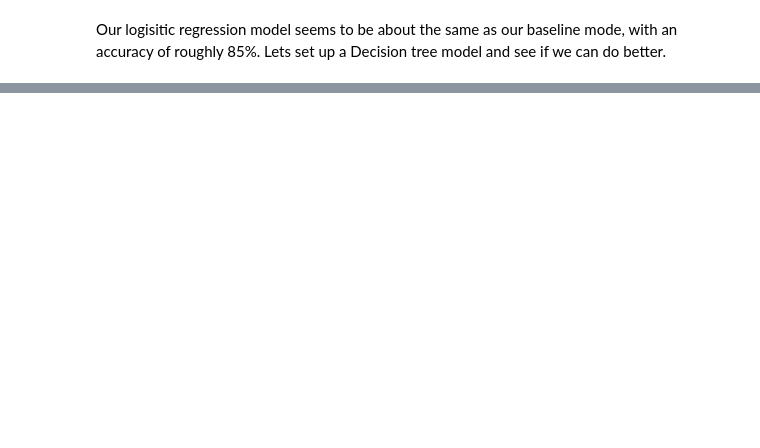
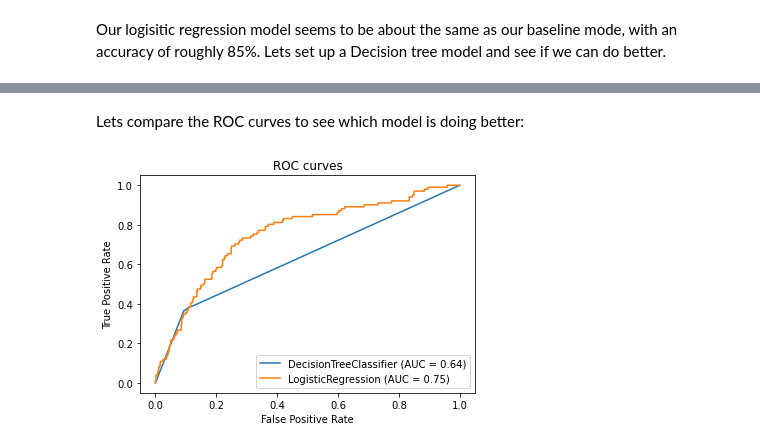
Before and after one commit to pburtonak/FlatironPhase3Project, a Jupyter notebook: PeterNotebook.ipynb, the cells around one changed output, grey strips where cells are left out. Saved outputs shown, nothing was run; the diff lists cells and outputs as text; code cells hidden in the pictures; blank space fills up the shorter version.

```diff
--- a/PeterNotebook.ipynb
+++ b/PeterNotebook.ipynb
@@ -461,0 +486,12 @@ Our logisitic regression model seems to be about the same as our baseline mode,
+# %% [markdown]
+Lets compare the ROC curves to see which model is doing better:
+# %%
+
+fig, ax = plt.subplots()
+plot_roc_curve(dt, X_test_scaled, y_test, ax=ax)
+plot_roc_curve(logreg, X_test_scaled, y_test, ax=ax)
+
+plt.title("ROC curves")
+plt.show()
+# %% [output]
+[figure, added]
```
Also changed, not shown: parts of 15 cells of this notebook.
